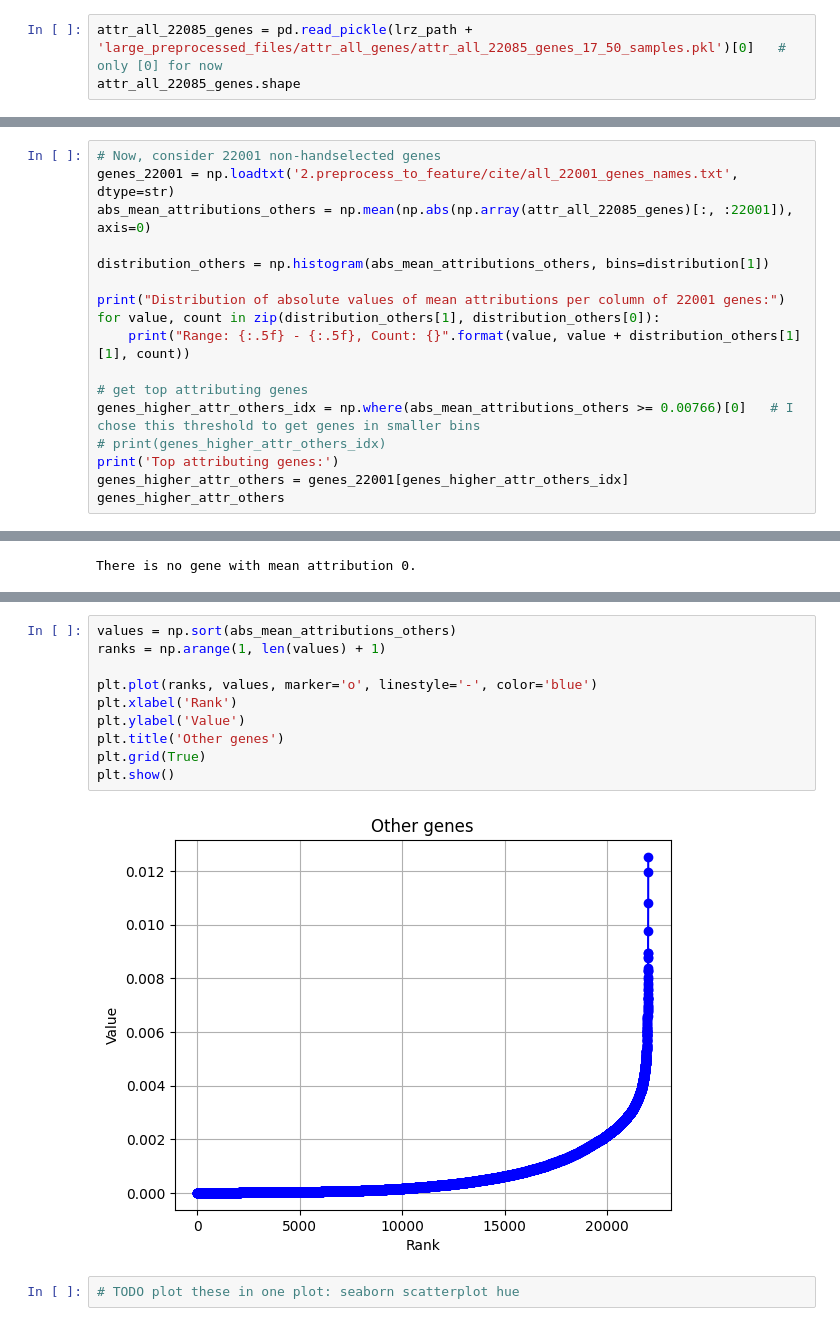
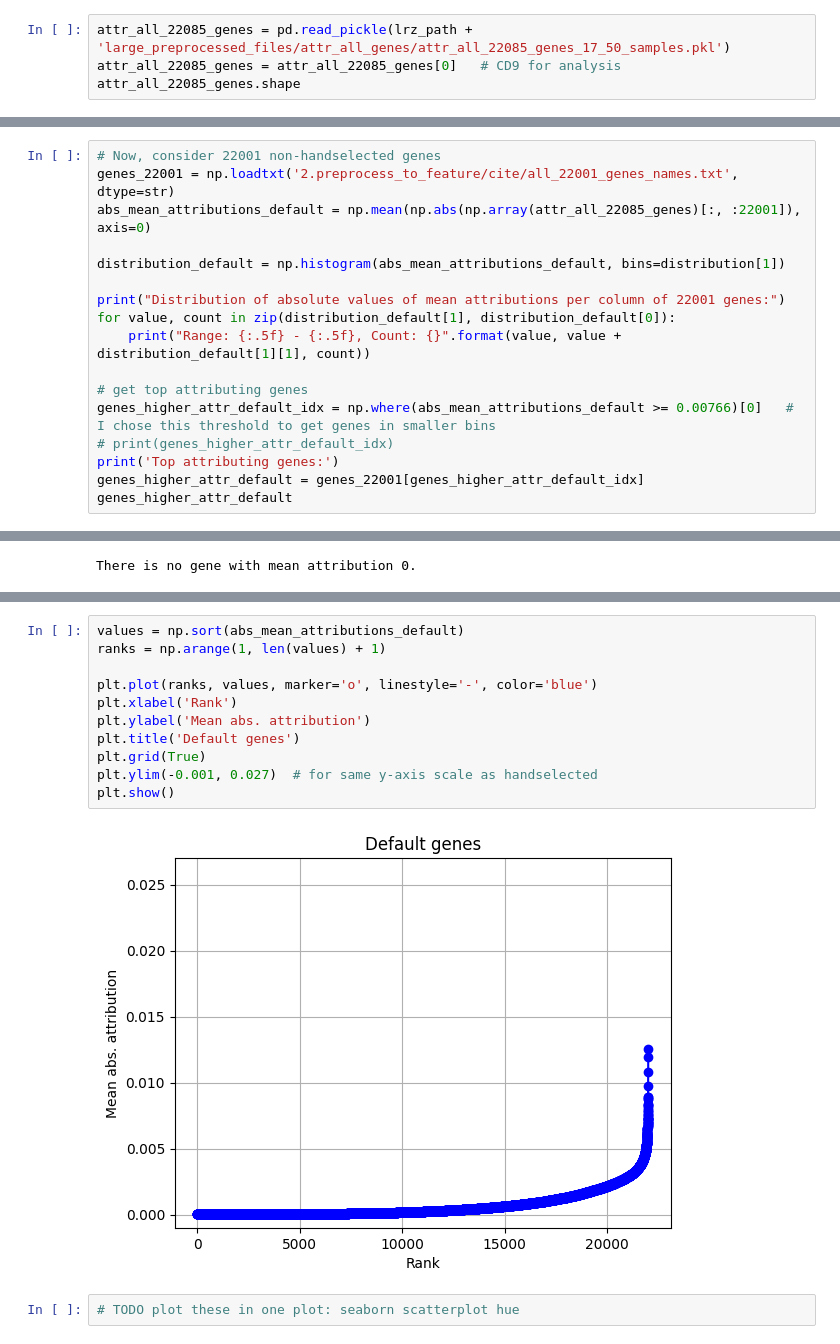
Before and after one commit to valentina-kg/open-problems-multimodal-3rd-solution, a Jupyter notebook: code/4.model/pred/attribution_analysis.ipynb, the cells around one changed output, grey strips where cells are left out. Cells and saved outputs as stored; diff of their text form.

```diff
--- a/code/4.model/pred/attribution_analysis.ipynb
+++ b/code/4.model/pred/attribution_analysis.ipynb
@@ -337,7 +307,8 @@ ENSG00000245532_NEAT1 among top 20 shap features
 # %% [markdown]
 ### same for model 17:
 # %%
-attr_all_22085_genes = pd.read_pickle(lrz_path + 'large_preprocessed_files/attr_all_genes/attr_all_22085_genes_17_50_samples.pkl')[0]   # only [0] for now
+attr_all_22085_genes = pd.read_pickle(lrz_path + 'large_preprocessed_files/attr_all_genes/attr_all_22085_genes_17_50_samples.pkl')
+attr_all_22085_genes = attr_all_22085_genes[0]   # CD9 for analysis
 attr_all_22085_genes.shape
 # %% [output]
 (350, 22085)
@@ -366,20 +337,20 @@ Range: 0.02295 - 0.02550, Count: 1
 # %%
 # Now, consider 22001 non-handselected genes
 genes_22001 = np.loadtxt('2.preprocess_to_feature/cite/all_22001_genes_names.txt', dtype=str)
-abs_mean_attributions_others = np.mean(np.abs(np.array(attr_all_22085_genes)[:, :22001]), axis=0)
+abs_mean_attributions_default = np.mean(np.abs(np.array(attr_all_22085_genes)[:, :22001]), axis=0)
 
-distribution_others = np.histogram(abs_mean_attributions_others, bins=distribution[1])
+distribution_default = np.histogram(abs_mean_attributions_default, bins=distribution[1])
 
 print("Distribution of absolute values of mean attributions per column of 22001 genes:")
-for value, count in zip(distribution_others[1], distribution_others[0]):
-    print("Range: {:.5f} - {:.5f}, Count: {}".format(value, value + distribution_others[1][1], count))
+for value, count in zip(distribution_default[1], distribution_default[0]):
+    print("Range: {:.5f} - {:.5f}, Count: {}".format(value, value + distribution_default[1][1], count))
 
 # get top attributing genes
-genes_higher_attr_others_idx = np.where(abs_mean_attributions_others >= 0.00766)[0]   # I chose this threshold to get genes in smaller bins
-# print(genes_higher_attr_others_idx)
+genes_higher_attr_default_idx = np.where(abs_mean_attributions_default >= 0.00766)[0]   # I chose this threshold to get genes in smaller bins
+# print(genes_higher_attr_default_idx)
 print('Top attributing genes:')
-genes_higher_attr_others = genes_22001[genes_higher_attr_others_idx]
-genes_higher_attr_others
+genes_higher_attr_default = genes_22001[genes_higher_attr_default_idx]
+genes_higher_attr_default
 # %% [output]
 Distribution of absolute values of mean attributions per column of 22001 genes:
 Range: 0.00000 - 0.00255, Count: 20619
@@ -473,15 +438,16 @@ plt.show()
 # %%
-values = np.sort(abs_mean_attributions_others)
+values = np.sort(abs_mean_attributions_default)
 ranks = np.arange(1, len(values) + 1)
 
 plt.plot(ranks, values, marker='o', linestyle='-', color='blue')
 plt.xlabel('Rank')
-plt.ylabel('Value')
-plt.title('Other genes')
+plt.ylabel('Mean abs. attribution')
+plt.title('Default genes')
 plt.grid(True)
+plt.ylim(-0.001, 0.027)  # for same y-axis scale as handselected
 plt.show()
 # %% [output]
-[figure, old version]
+[figure, new version]
 # %%
 # TODO plot these in one plot: seaborn scatterplot hue
 # %%
```
Also changed, not shown: parts of 23 cells of this notebook, 4 other files.
